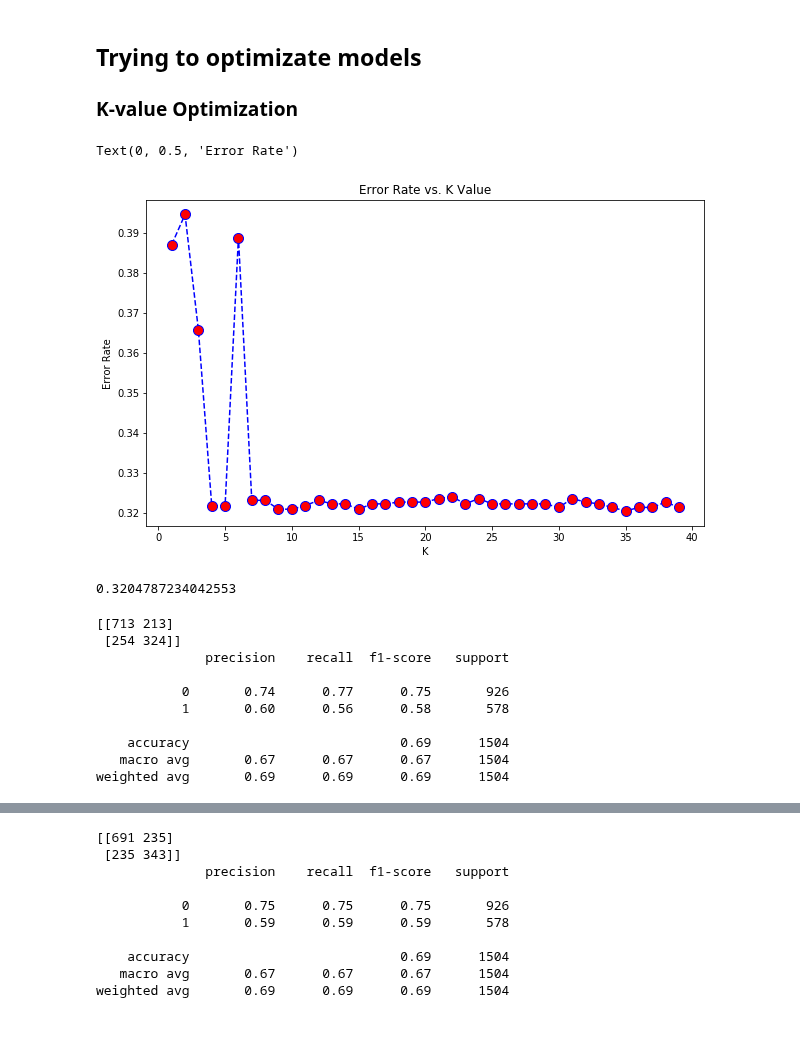
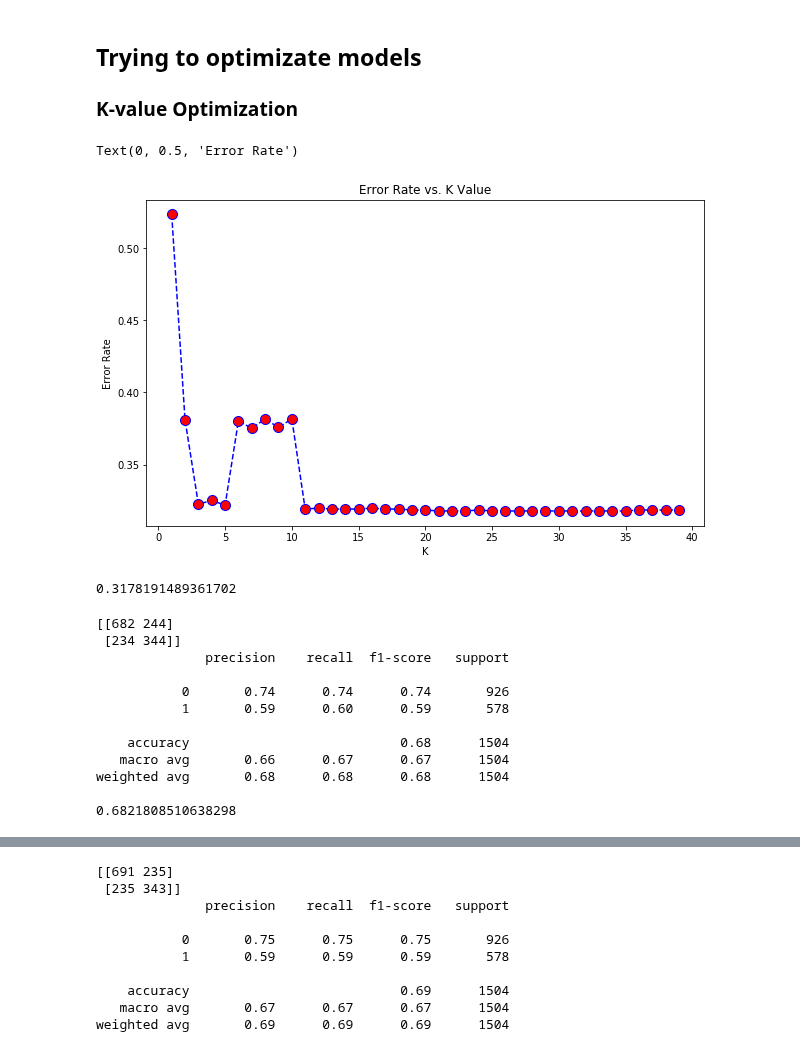
Before and after one commit to naiaraap/Predicting-Customer-Satisfaction-Level-from-Santander, a Jupyter notebook: CustomerSatisfactionLevelPrediction.ipynb, the cells around one changed output, grey strips where cells are left out. Cells and saved outputs as stored; diff of their text form; code cells hidden in the pictures.

```diff
--- a/CustomerSatisfactionLevelPrediction.ipynb
+++ b/CustomerSatisfactionLevelPrediction.ipynb
@@ -626,12 +623,15 @@ weighted avg       0.69      0.69      0.69      1504
 svm = SVR(C = 1000, gamma = 0.1)
 
 # training model
-svm.fit(Xsd, ysd)
+svm.fit(Xo, yo)
 
 # prediction
-pred = knn.predict(Xsd_test)
+pred = knn.predict(Xo_test)
 
 # Evaluating prediction
-print (confusion_matrix(ysd_test,pred))
-print (classification_report(ysd_test,pred))
+print (confusion_matrix(yo_test,pred))
+print (classification_report(yo_test,pred))
+
+# Save the model as a pickle in a file
+joblib.dump(svm, 'svm.pkl')
 # %% [output]
@@ -652,12 +643,15 @@ weighted avg       0.68      0.68      0.68      1504
 lr = LogisticRegression(C=1e5)
 
 # training model
-lr.fit(Xsd, ysd)
+lr.fit(Xo, yo)
 
 # prediction
-pred = knn.predict(Xsd_test)
+pred = knn.predict(Xo_test)
 
 # Evaluating prediction
-print (confusion_matrix(ysd_test,pred))
-print (classification_report(ysd_test,pred))
+print (confusion_matrix(yo_test,pred))
+print (classification_report(yo_test,pred))
+
+# Save the model as a pickle in a file
+joblib.dump(lr, 'lr.pkl')
 # %% [output]
@@ -689,7 +674,7 @@ rf = RandomForestClassifier(n_estimators=n_est,
                              random_state=rstate)
 
 # training model
-rf.fit(Xo, ysd)
+rf.fit(Xo, yo)
 
 # prediction
 pred = knn.predict(Xo_test)
@@ -697,4 +682,7 @@ pred = knn.predict(Xo_test)
 # Evaluating prediction
 print (confusion_matrix(yo_test,pred))
 print (classification_report(yo_test,pred))
+
+# Save the model as a pickle in a file
+joblib.dump(rf, 'rf.pkl')
 # %% [output]
@@ -712,49 +691,55 @@ weighted avg       0.68      0.67      0.67      1504
 ## Trying to optimizate models
 ### K-value Optimization
 # %%
+# Load the model from the file
+# knn_from_joblib = joblib.load('filename.pkl')
+
 error_rate = []
 
 for i in range(1,40):
 
     knn = KNeighborsClassifier(n_neighbors=i)
-    knn.fit(Xmn, ymn)
-    pred_i = knn.predict(Xmn_test)
-    error_rate.append(np.mean(pred_i != ymn_test))
+    knn.fit(Xo, yo)
+    pred_i = knn.predict(Xo_test)
+    error_rate.append(np.mean(pred_i != yo_test))
 
 plt.figure(figsize=(10,6))
 plt.plot(range(1,40),error_rate,color='blue', linestyle='dashed', marker='o',
          markerfacecolor='red', markersize=10)
 plt.title('Error Rate vs. K Value')
 plt.xlabel('K')
 plt.ylabel('Error Rate')
 # %% [output]
 Text(0, 0.5, 'Error Rate')
-[figure, old version]
+[figure, new version]
-# %%
-print(min(error_rate))
-# %% [output]
-0.3204787234042553
+# %%
+min(error_rate)
+# %% [output]
+0.3178191489361702
 # %%
 # KNN algorithm
 knn = KNeighborsClassifier(n_neighbors=34)
 
 # training model
-knn.fit(Xmn, ymn)
+knn.fit(Xo, yo)
 
 # prediction
-pred = knn.predict(Xmn_test)
+pred = knn.predict(Xo_test)
 
 # Evaluating prediction
-print (confusion_matrix(ymn_test,pred))
-print (classification_report(ymn_test,pred))
+print (confusion_matrix(yo_test,pred))
+print (classification_report(yo_test,pred))
+print(accuracy_score(yo_test,pred))
 # %% [output]
-[[713 213]
- [254 324]]
+[[682 244]
+ [234 344]]
               precision    recall  f1-score   support
 
-           0       0.74      0.77      0.75       926
-           1       0.60      0.56      0.58       578
+           0       0.74      0.74      0.74       926
+           1       0.59      0.60      0.59       578
 
-    accuracy                           0.69      1504
-   macro avg       0.67      0.67      0.67      1504
-weighted avg       0.69      0.69      0.69      1504
+    accuracy                           0.68      1504
+   macro avg       0.66      0.67      0.67      1504
+weighted avg       0.68      0.68      0.68      1504
+
+0.6821808510638298
```
Also changed, not shown: parts of 9 cells of this notebook.
